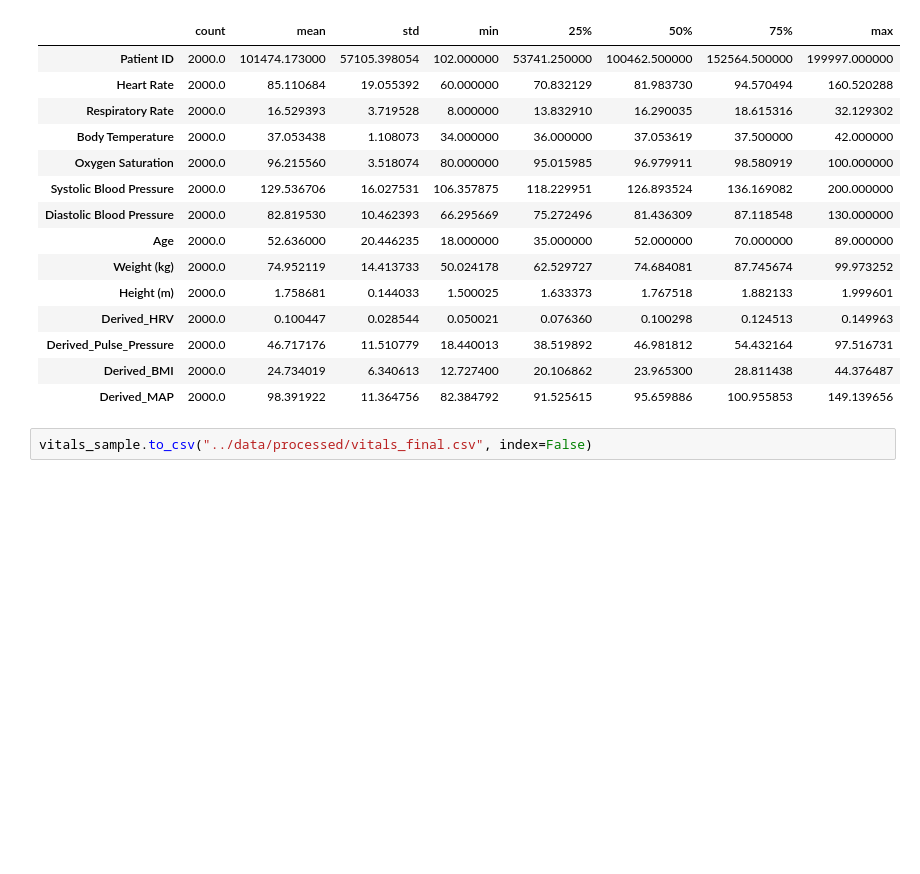
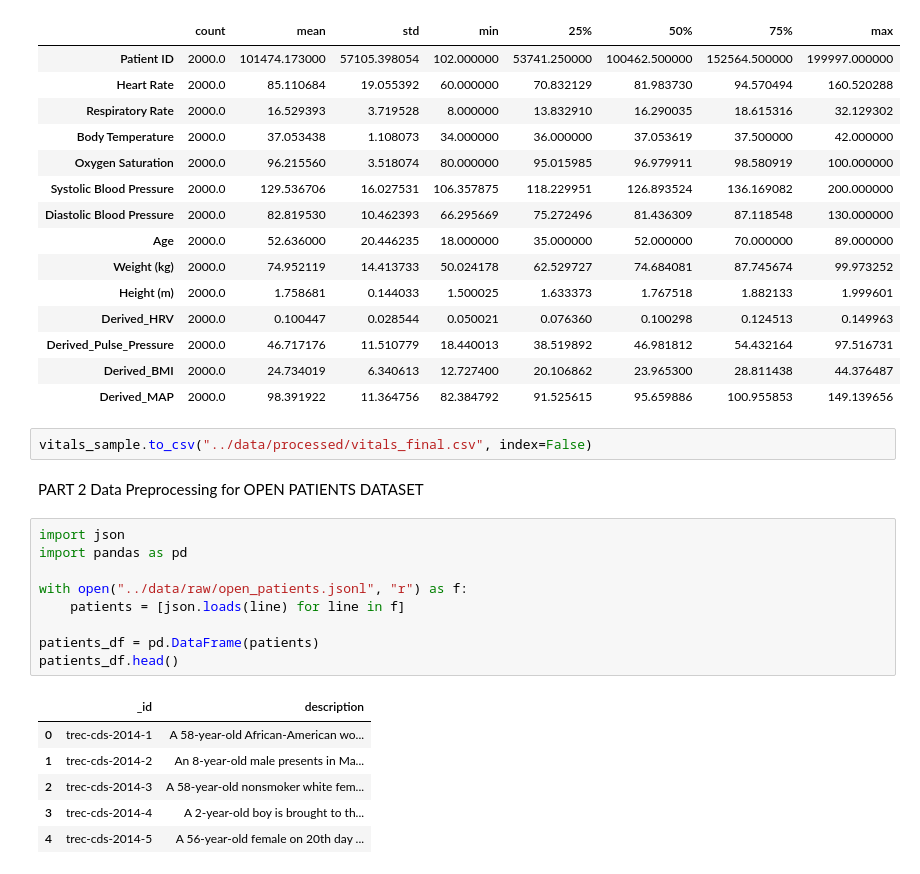
Before and after one commit to omarfarhoud/er-triage-agent, a Jupyter notebook: experiments/01_data_preprocessing.ipynb, the cells around one changed output. Cells and saved outputs as stored; diff of their text form; blank space fills up the shorter version.

```diff
--- a/experiments/01_data_preprocessing.ipynb
+++ b/experiments/01_data_preprocessing.ipynb
@@ -359,3 +361,21 @@ vitals_sample.describe().T
 | Derived_MAP | 2000.0 | 98.391922 | 11.364756 | 82.384792 | 91.525615 | 95.659886 | 100.955853 | 149.139656 |
 # %%
 vitals_sample.to_csv("../data/processed/vitals_final.csv", index=False)
+# %% [markdown]
+PART 2 Data Preprocessing for OPEN PATIENTS DATASET
+# %%
+import json
+import pandas as pd
+
+with open("../data/raw/open_patients.jsonl", "r") as f:
+    patients = [json.loads(line) for line in f]
+
+patients_df = pd.DataFrame(patients)
+patients_df.head()
+# %% [output]
+|  | _id | description |
+| 0 | trec-cds-2014-1 | A 58-year-old African-American wo... |
+| 1 | trec-cds-2014-2 | An 8-year-old male presents in Ma... |
+| 2 | trec-cds-2014-3 | A 58-year-old nonsmoker white fem... |
+| 3 | trec-cds-2014-4 | A 2-year-old boy is brought to th... |
+| 4 | trec-cds-2014-5 | A 56-year-old female on 20th day ... |
```
Also changed, not shown: parts of 15 cells of this notebook, 1 other file.
